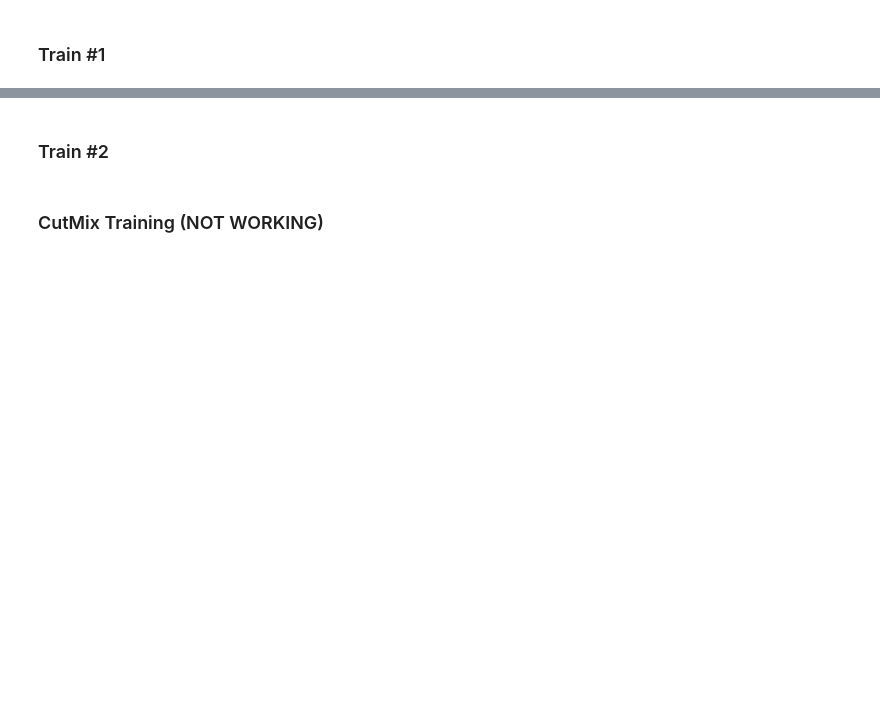
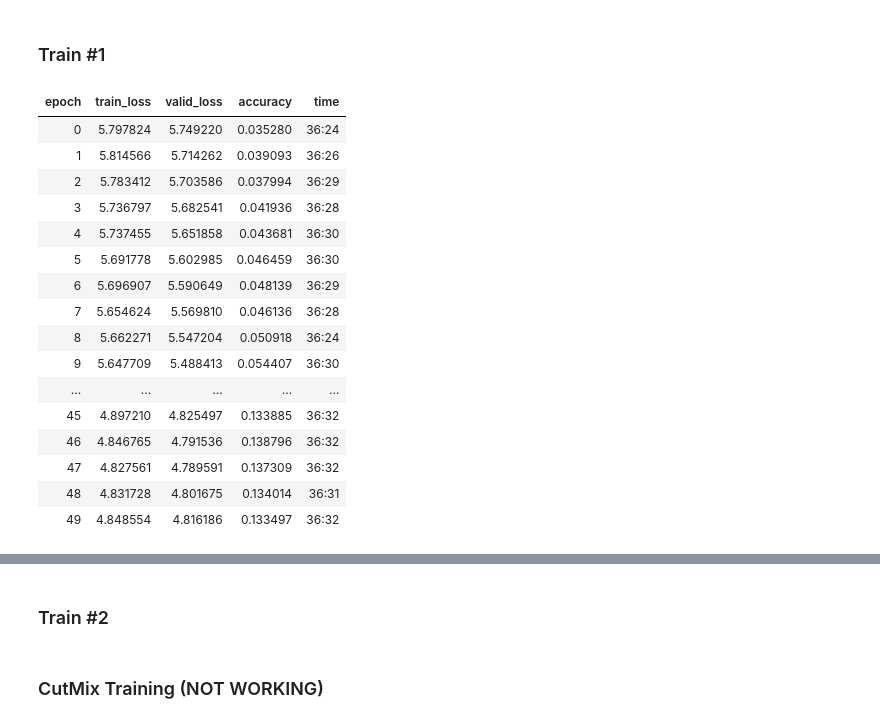
Before and after one commit to MicPie/recursion-cellular-image-classification, a Jupyter notebook: rcic_v40_efficientnet-b4_celltype_plate-group-exp_randcrop.ipynb, the cells around one changed output, grey strips where cells are left out. Saved outputs shown, nothing was run; the diff lists cells and outputs as text; code cells hidden in the pictures; blank space fills up the shorter version.

```diff
--- a/rcic_v40_efficientnet-b4_celltype_plate-group-exp_randcrop.ipynb
+++ b/rcic_v40_efficientnet-b4_celltype_plate-group-exp_randcrop.ipynb
@@ -1248,2 +1263,0 @@ learn.recorder.plot(suggestion=True)
-# %%
-learn.fit_one_cycle(50, max_lr=1e-2, pct_start=0.2, final_div=1e3)
@@ -1258,5 +1264,3 @@ learn.save('effnet/adacos_efficientnet_b3_ct_pg_exp_Pre060_190822')
-# %%
-learn.load('effnet/adacos_efficientnet_b3_ct_pg_exp_Pre060_190822');
 # %%
 learn.unfreeze()
 # %%
@@ -1267,4 +1295,2 @@ learn.recorder.plot(suggestion=True)
 # %% [markdown]
 ### Train #1
-# %%
-learn.load('effnet/adacos_efficientnet_b3_ct_pg_exp_Pre060_190822');
@@ -1271,2 +1304,23 @@ learn.load('effnet/adacos_efficientnet_b3_ct_pg_exp_Pre060_190822');
+# %%
+savem = SaveModelCallback(learn, every='improvement', monitor='accuracy',
+                          name='effnet/adacos_efficientnet_b4_ct_pg_exp_Pre050e000-050_190906_best')
 # %%
-learn.fit_one_cycle(1, max_lr=1e-3)
+learn.fit_one_cycle(50, max_lr=1e-4, callbacks=[savem])
+# %% [output]
+| epoch | train_loss | valid_loss | accuracy | time |
+| 0 | 5.797824 | 5.749220 | 0.035280 | 36:24 |
+| 1 | 5.814566 | 5.714262 | 0.039093 | 36:26 |
+| 2 | 5.783412 | 5.703586 | 0.037994 | 36:29 |
+| 3 | 5.736797 | 5.682541 | 0.041936 | 36:28 |
+| 4 | 5.737455 | 5.651858 | 0.043681 | 36:30 |
+| 5 | 5.691778 | 5.602985 | 0.046459 | 36:30 |
+| 6 | 5.696907 | 5.590649 | 0.048139 | 36:29 |
+| 7 | 5.654624 | 5.569810 | 0.046136 | 36:28 |
+| 8 | 5.662271 | 5.547204 | 0.050918 | 36:24 |
+| 9 | 5.647709 | 5.488413 | 0.054407 | 36:30 |
+| ... | ... | ... | ... | ... |
+| 45 | 4.897210 | 4.825497 | 0.133885 | 36:32 |
+| 46 | 4.846765 | 4.791536 | 0.138796 | 36:32 |
+| 47 | 4.827561 | 4.789591 | 0.137309 | 36:32 |
+| 48 | 4.831728 | 4.801675 | 0.134014 | 36:31 |
+| 49 | 4.848554 | 4.816186 | 0.133497 | 36:32 |
```
Also changed, not shown: parts of 53 cells of this notebook.
